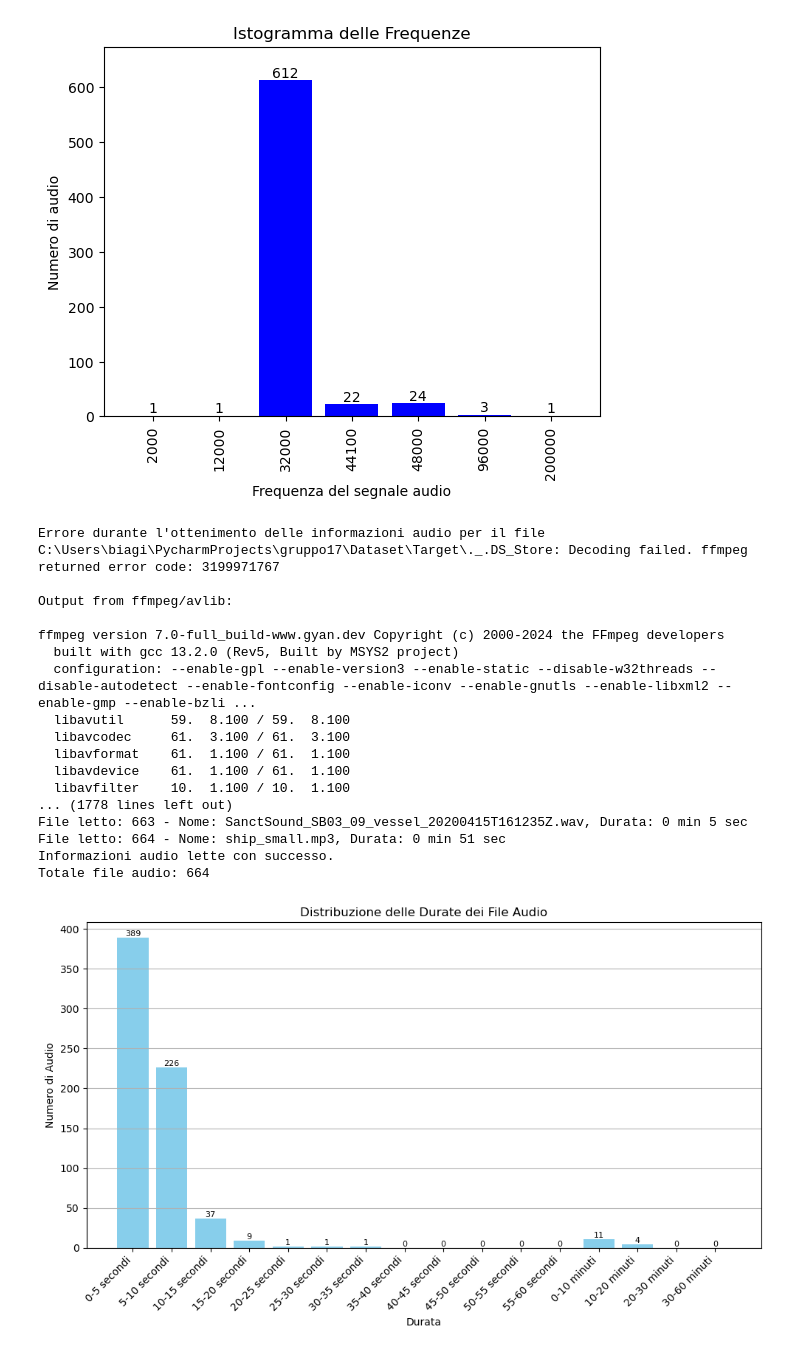
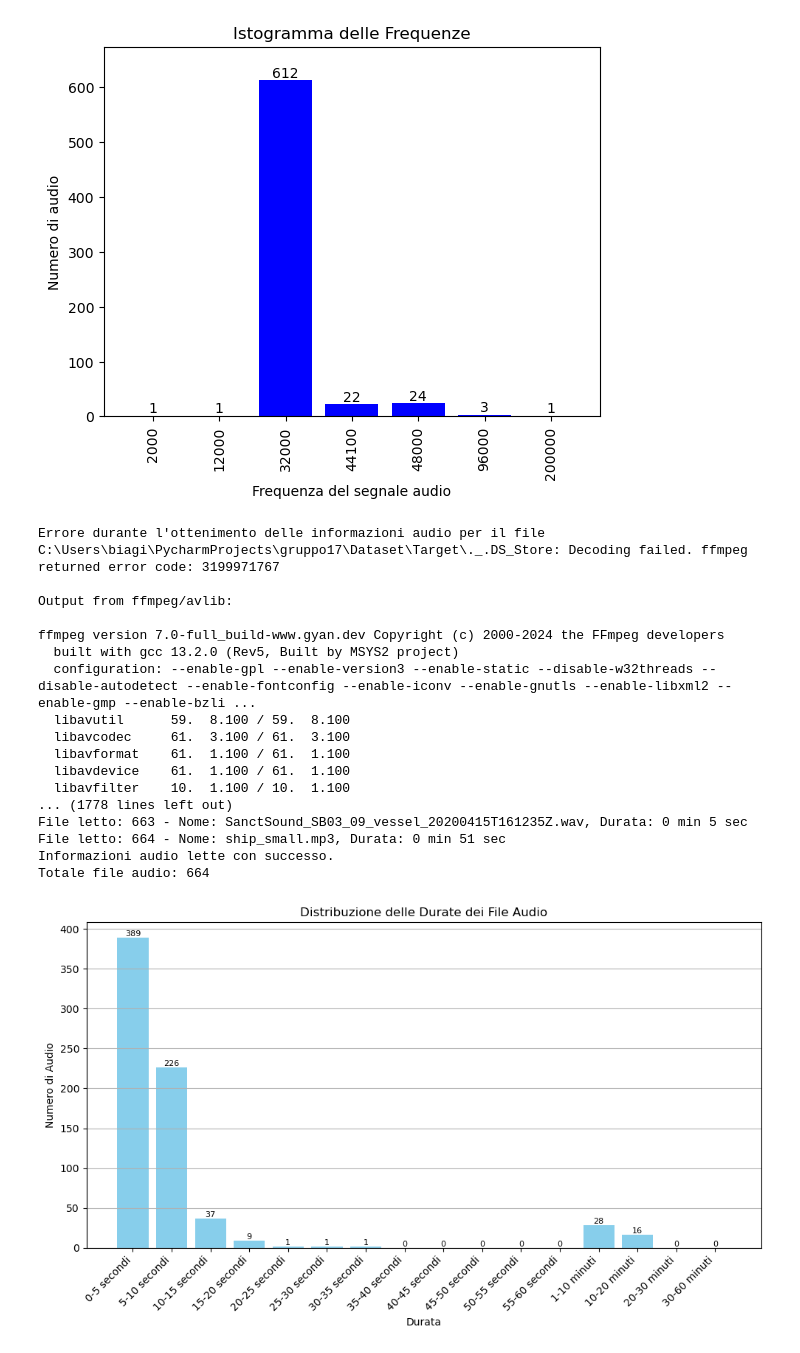
Before and after one commit to IreneGaita/UnderwaterSoundsClassification, a Jupyter notebook: AnalisiPreprocessing.ipynb, the cells around one changed output. Saved outputs shown, nothing was run; the diff lists cells and outputs as text; code cells hidden in the pictures.

```diff
--- a/AnalisiPreprocessing.ipynb
+++ b/AnalisiPreprocessing.ipynb
@@ -63,6 +63,7 @@ Frequenze audio lette con successo.
 Totale file audio: 664
 [figure]
 # %%
+import re
 from Set_Data.Lettura_Durata import audio_info
 import matplotlib.pyplot as plt
 
@@ -79,8 +80,12 @@ intervals = [(f"{i*5}-{(i+1)*5} secondi", sum(1 for dur in durations_minutes if
 # Convertiamo i dati di durata da minuti a secondi per gli intervalli da 30 a 60 secondi
 durations_seconds = [dur * 60 for dur in durations_minutes[600:]]
 
-# Aggiungiamo gli intervalli da 0 a 10 minuti
-intervals.extend([(f"{i*10}-{(i+1)*10} minuti", sum(1 for dur in durations_seconds if i*10 <= dur < (i+1)*10)) for i in range(3)])
+# Aggiungiamo l'intervallo da 1 a 10 minuti
+intervals.append(("1-10 minuti", sum(1 for dur in durations_seconds if 1 * 60 <= dur < 10 * 60)))
+
+# Aggiungiamo gli intervalli da 10 a 30 minuti
+intervals.extend([(f"{(i+1)*10}-{(i+2)*10} minuti", sum(1 for dur in durations_seconds if (i+1)*10 * 60 <= dur < (i+2)*10 * 60)) for i in range(2)])
+
 
 # Aggiungiamo l'intervallo da 30 a 60 minuti
 intervals.append(("30-60 minuti", sum(1 for dur in durations_seconds if 30 * 60 <= dur <= 60 * 60)))
@@ -95,31 +100,31 @@ bars = plt.bar(labels, counts, color='skyblue')
 # Aggiungiamo l'annotazione del testo sopra ciascuna barra
 for bar, count in zip(bars, counts):
     plt.text(bar.get_x() + bar.get_width() / 2, bar.get_height(), str(count),
              ha='center', va='bottom', fontsize=8, color='black')
 
 plt.xlabel('Durata')
 plt.ylabel('Numero di Audio')
 plt.title('Distribuzione delle Durate dei File Audio')
 plt.xticks(rotation=45, ha='right')
 plt.grid(axis='y')
 plt.tight_layout()
 plt.show()
 # %% [output]
 Errore durante l'ottenimento delle informazioni audio per il file C:\Users\biagi\PycharmProjects\gruppo17\Dataset\Target\._.DS_Store: Decoding failed. ffmpeg returned error code: 3199971767
 
 Output from ffmpeg/avlib:
 
 ffmpeg version 7.0-full_build-www.gyan.dev Copyright (c) 2000-2024 the FFmpeg developers
   built with gcc 13.2.0 (Rev5, Built by MSYS2 project)
   configuration: --enable-gpl --enable-version3 --enable-static --disable-w32threads --disable-autodetect --enable-fontconfig --enable-iconv --enable-gnutls --enable-libxml2 --enable-gmp --enable-bzli ...
   libavutil      59.  8.100 / 59.  8.100
   libavcodec     61.  3.100 / 61.  3.100
   libavformat    61.  1.100 / 61.  1.100
   libavdevice    61.  1.100 / 61.  1.100
   libavfilter    10.  1.100 / 10.  1.100
 ... (1778 lines left out)
 File letto: 663 - Nome: SanctSound_SB03_09_vessel_20200415T161235Z.wav, Durata: 0 min 5 sec
 File letto: 664 - Nome: ship_small.mp3, Durata: 0 min 51 sec
 Informazioni audio lette con successo.
 Totale file audio: 664
-[figure, old version]
+[figure, new version]
```
Also changed, not shown: parts of 3 cells of this notebook.
